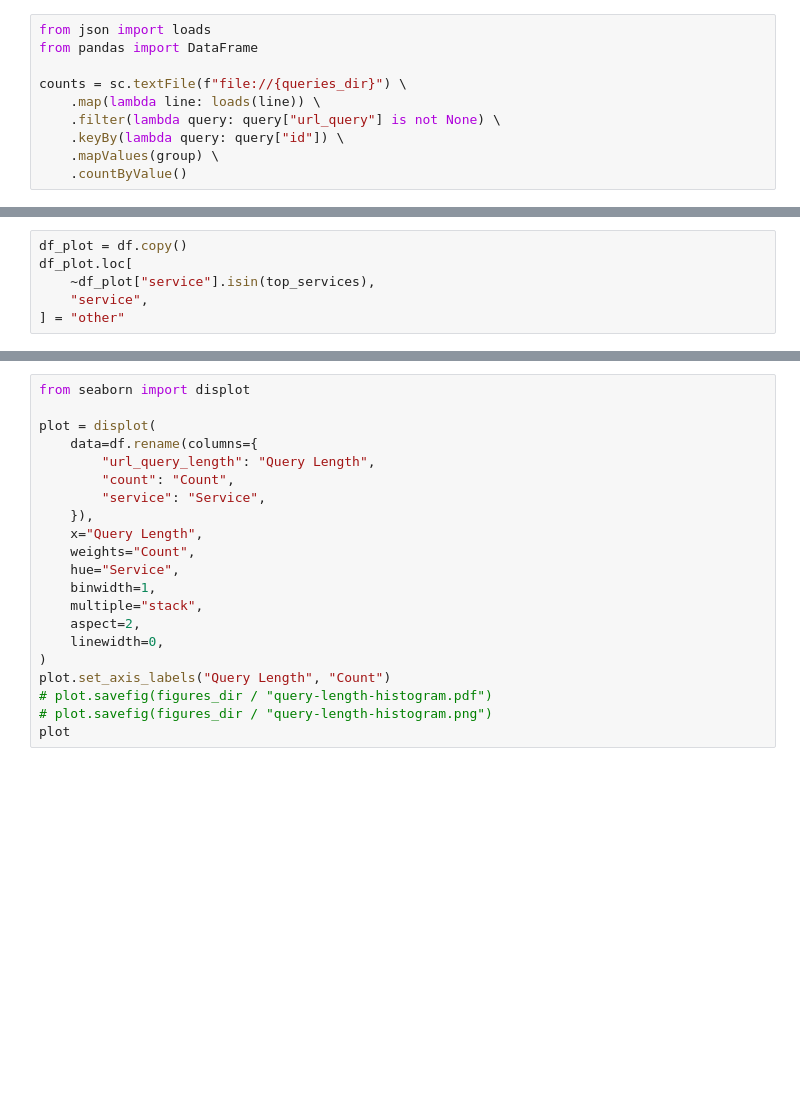
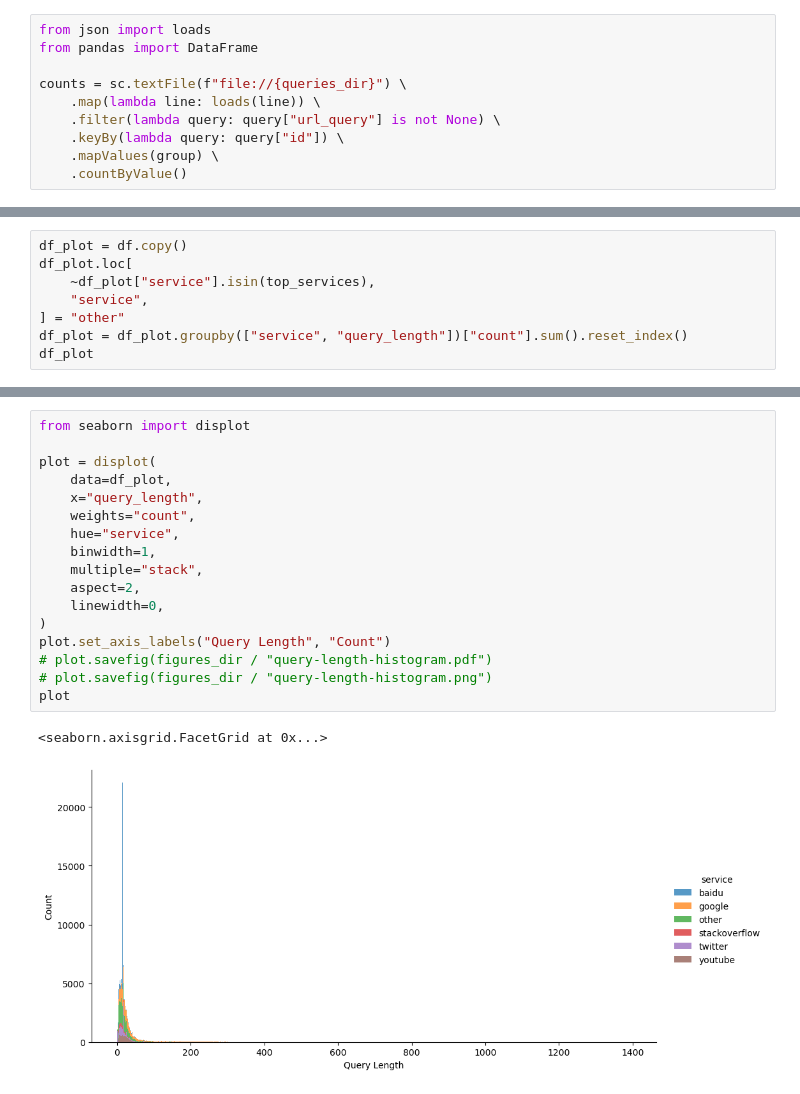
Before and after one commit to webis-de/archive-query-log, a Jupyter notebook: notebooks/evaluation_query_length.ipynb, the cells around one changed output, grey strips where cells are left out. Drawn from its saved outputs; the diff is of its cells as text; blank space fills up the shorter version.

```diff
--- a/notebooks/evaluation_query_length.ipynb
+++ b/notebooks/evaluation_query_length.ipynb
@@ -77,3 +97,5 @@ df_plot.loc[
     ~df_plot["service"].isin(top_services),
     "service",
 ] = "other"
+df_plot = df_plot.groupby(["service", "query_length"])["count"].sum().reset_index()
+df_plot
@@ -80,21 +116,20 @@ df_plot.loc[
 # %%
 from seaborn import displot
 
 plot = displot(
-    data=df.rename(columns={
-        "url_query_length": "Query Length",
-        "count": "Count",
-        "service": "Service",
-    }),
-    x="Query Length",
-    weights="Count",
-    hue="Service",
+    data=df_plot,
+    x="query_length",
+    weights="count",
+    hue="service",
     binwidth=1,
     multiple="stack",
     aspect=2,
     linewidth=0,
 )
 plot.set_axis_labels("Query Length", "Count")
 # plot.savefig(figures_dir / "query-length-histogram.pdf")
 # plot.savefig(figures_dir / "query-length-histogram.png")
 plot
+# %% [output]
+<seaborn.axisgrid.FacetGrid at 0x...>
+[figure, added]
```
Also changed, not shown: parts of 5 cells of this notebook, 2 other files.
